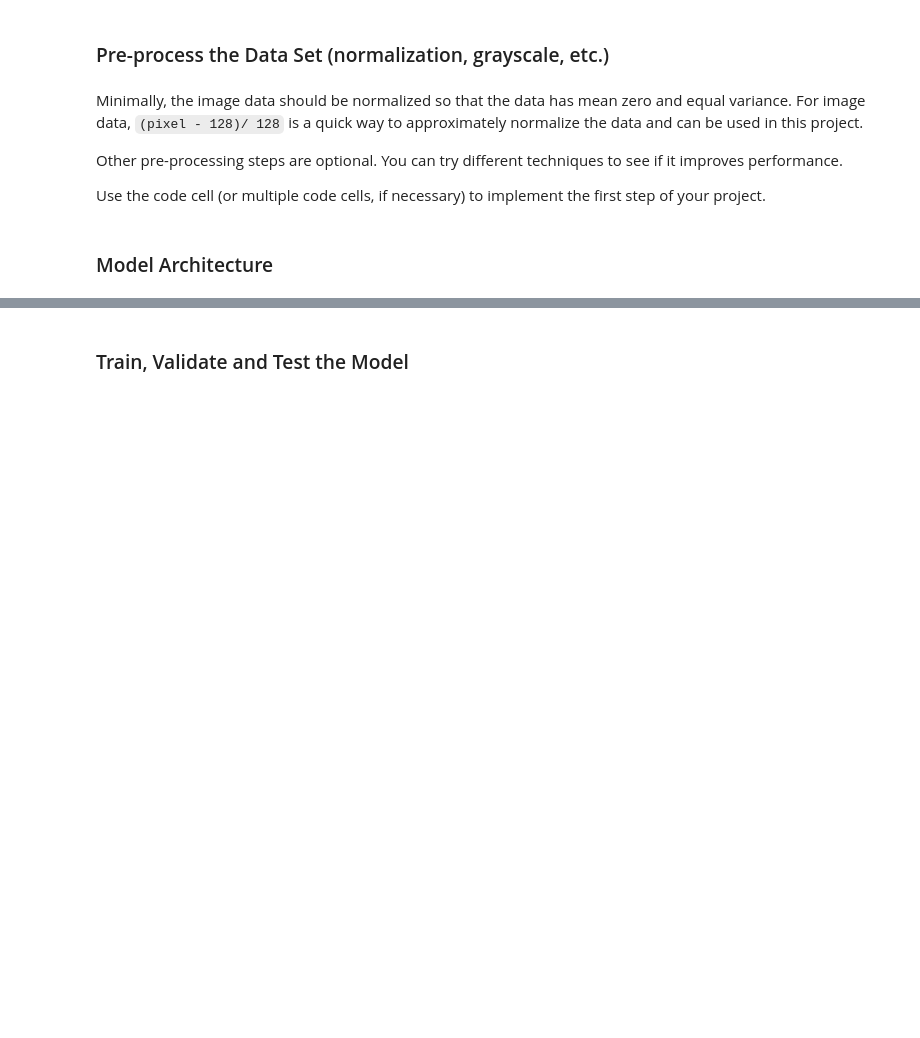
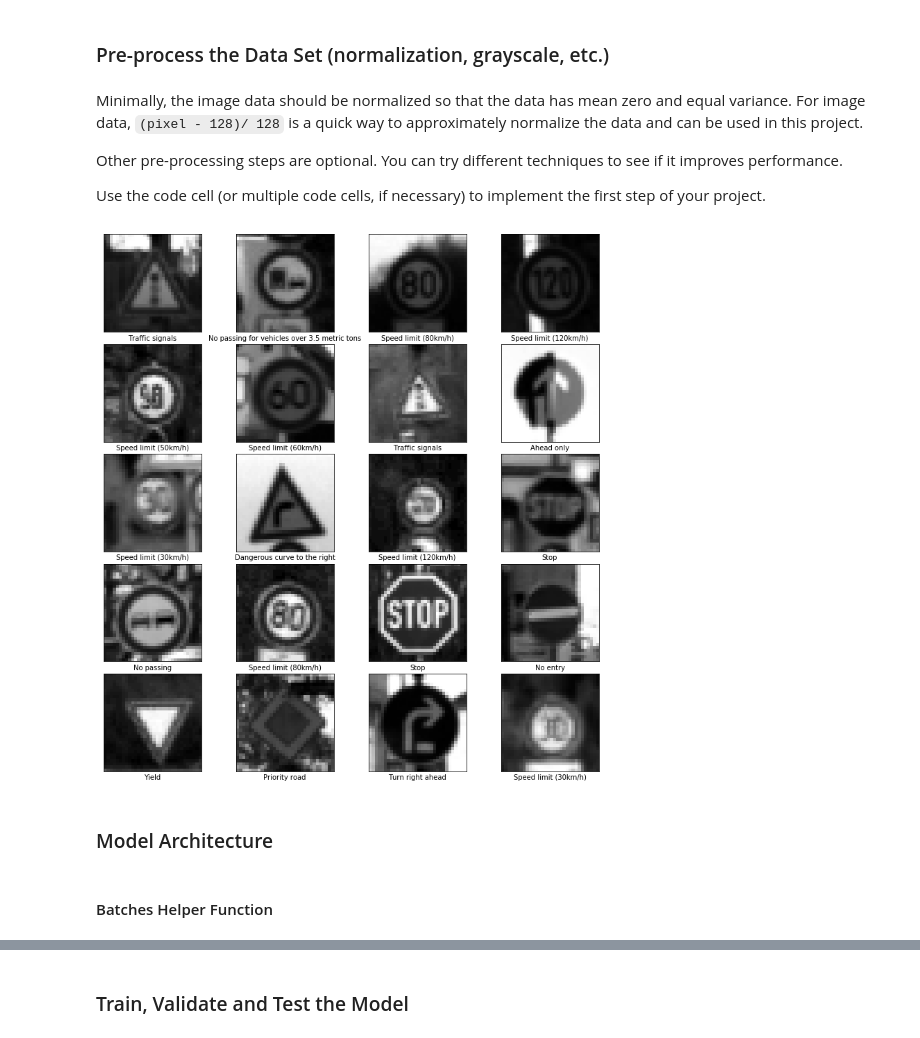
Before and after one commit to timothyta12/CarND-Traffic-Sign-Classifier-Project, a Jupyter notebook: Traffic_Sign_Classifier.ipynb, the cells around one changed output, grey strips where cells are left out. Drawn from its saved outputs; the diff is of its cells as text; code cells hidden in the pictures; blank space fills up the shorter version.

```diff
--- a/Traffic_Sign_Classifier.ipynb
+++ b/Traffic_Sign_Classifier.ipynb
@@ -101,8 +113,9 @@ import matplotlib.pyplot as plt
 # %%
 # From https://github.com/naokishibuya/car-finding-lane-lines/blob/master/Finding%20Lane%20Lines%20on%20the%20Road.ipynb
 def show_images(images, cols=2, cmap=None, labels=None):
+    """Presents image in a nice grid
+    """
     rows = (len(images)+1)//cols
-
     plt.figure(figsize=(10,11))
     for i, image in enumerate(images):
         plt.subplot(rows, cols, i+1)
@@ -169,26 +188,36 @@ Use the code cell (or multiple code cells, if necessary) to implement the first
 # %%
 ### Preprocess the data here. It is required to normalize the data. Other preprocessing steps could include
 ### converting to grayscale, etc.
 ### Feel free to use as many code cells as needed.
 import cv2
+
 def grayscale(image):
+    """Converts image to grayscale
+    """
     image = np.copy(image)
     return cv2.cvtColor(image, cv2.COLOR_RGB2GRAY)
 
 def scale(image, min_value=0, max_value=1):
+    """Converts image to magnitude between a min/max
+    """
     image = np.copy(image)
     return min_value + max_value*(image/np.max(image))
 
 def preprocess(image):
+    """Preprocessing pipeline
+    Image->Gray->Scale->Output
+    """
     image = np.copy(image)
     gray = grayscale(image)
     scaled = scale(gray)
     result = np.expand_dims(scaled, axis=2)
     return result
 
 result = np.array([preprocess(img) for img in train['features'][:20]])
 result = result.reshape([-1, 32, 32])
-show_images(result)
+show_images(result, cols=4, labels=[get_sign_name(label) for label in train['labels'][:20]])
+# %% [output]
+[figure, added]
 # %%
 train_data = [preprocess(img) for img in train['features']]
 valid_data = [preprocess(img) for img in valid['features']]
@@ -202,3 +232,5 @@ import tensorflow as tf
+# %% [markdown]
+#### Batches Helper Function
 # %%
 def batches(batch_size, features, labels):
     """Creates batches for feautres and labels
```
Also changed, not shown: parts of 15 cells of this notebook.
